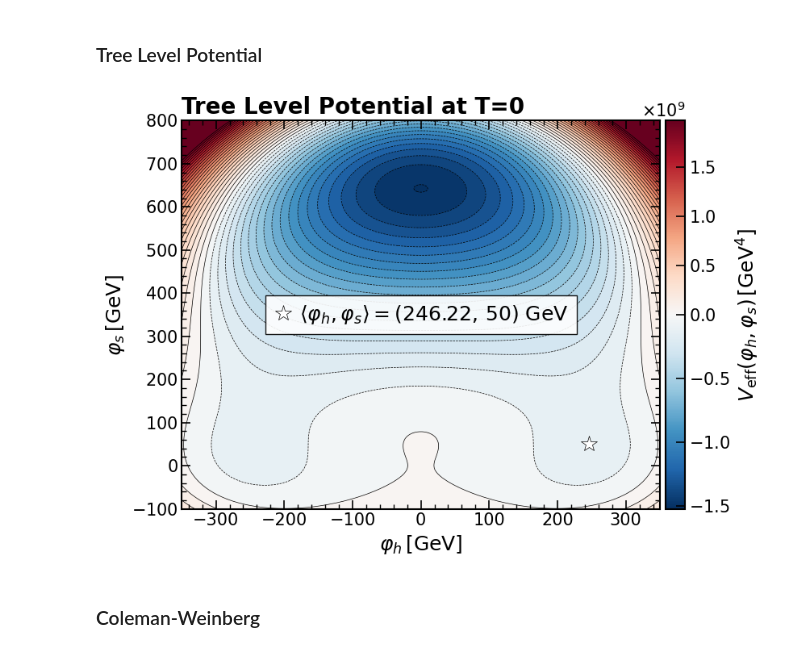
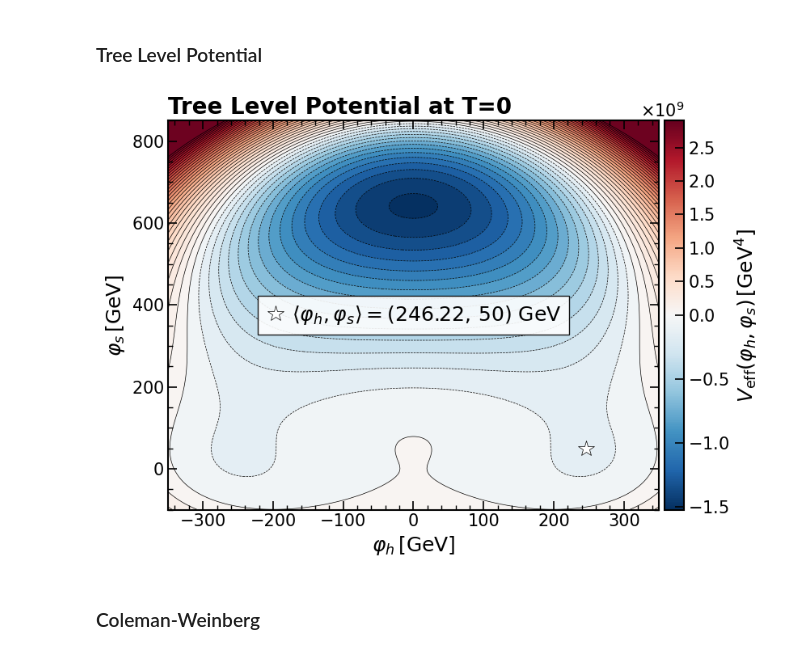
Before and after one commit to Diego-gt-phys/TFM-Repository, a Jupyter notebook: xSM_Analysis.ipynb, the cells around one changed output. Saved outputs shown, nothing was run; the diff lists cells and outputs as text; code cells hidden in the pictures.

```diff
--- a/xSM_Analysis.ipynb
+++ b/xSM_Analysis.ipynb
@@ -473,7 +473,7 @@ Numerical vev: (0.00,1805.00) GeV
 # %%
 # Grid in (h, s)
 h_vals = np.linspace(-350, 350, 200)
-s_vals = np.linspace(-100, 800, 200)
+s_vals = np.linspace(-100, 850, 200)
 H, S   = np.meshgrid(h_vals, s_vals)
 X_grid = np.column_stack([H.ravel(), S.ravel()])
 V_grid = model.V0(X_grid).reshape(H.shape)
@@ -494,35 +494,35 @@ ax.set_ylabel(r'$\varphi_s \, [\mathrm{GeV}]$', fontsize=18)
 ax.yaxis.set_major_formatter(ScalarFormatter(useMathText=True))
 ax.ticklabel_format(style='sci', axis='y', scilimits=(-2, 2))
 ax.yaxis.get_offset_text().set_fontsize(15)
 
 for spine in ax.spines.values():
     spine.set_linewidth(1.5)
 
 ax.tick_params(axis='both', which='major', direction='in',
                length=8, width=1.2, labelsize=15, top=True, right=True)
 ax.tick_params(axis='both', which='minor', direction='in',
                length=4, width=1,   labelsize=15, top=True, right=True)
 ax.minorticks_on()
 
 cbar = fig.colorbar(sm, ax=ax, pad=0.01)
 cbar.set_label(r'$V_\mathrm{eff}(\varphi_h,\varphi_s) \, [\mathrm{GeV^4}]$', fontsize=18)
 cbar.ax.tick_params(labelsize=15)
 cbar.ax.yaxis.set_major_formatter(ScalarFormatter(useMathText=True))
 cbar.ax.yaxis.get_offset_text().set_fontsize(15)
 plt.ticklabel_format(style='sci', axis='y', scilimits=(-2,3))
 for spine in cbar.ax.spines.values():
     spine.set_linewidth(1.5)
 cbar.ax.tick_params(axis='both', which='major', direction='in',
                length=8, width=1.2, labelsize=15)
 
 ax.legend(fontsize=18, frameon=True, fancybox=False, loc = "center", bbox_to_anchor=(0.5, 0.5),ncol = 1, edgecolor="black", framealpha=0.9, labelspacing=0.2, handletextpad=0.3, handlelength=1, columnspacing=1)
 
 plt.title(r"Tree Level Potential at T=0", loc='left', fontsize=20, fontweight='bold')
 plt.tight_layout()
-plt.savefig(r"Figures\V0_contour.pdf", format="pdf", bbox_inches="tight")
+plt.savefig(r"Figures\Unstable_V0_contour.pdf", format="pdf", bbox_inches="tight")
 plt.show()
 # %% [output]
-[figure, old version]
+[figure, new version]
 # %% [markdown]
 ### Coleman-Weinberg
 # %%
```
Also changed, not shown: parts of 12 cells of this notebook, 7 other files.
